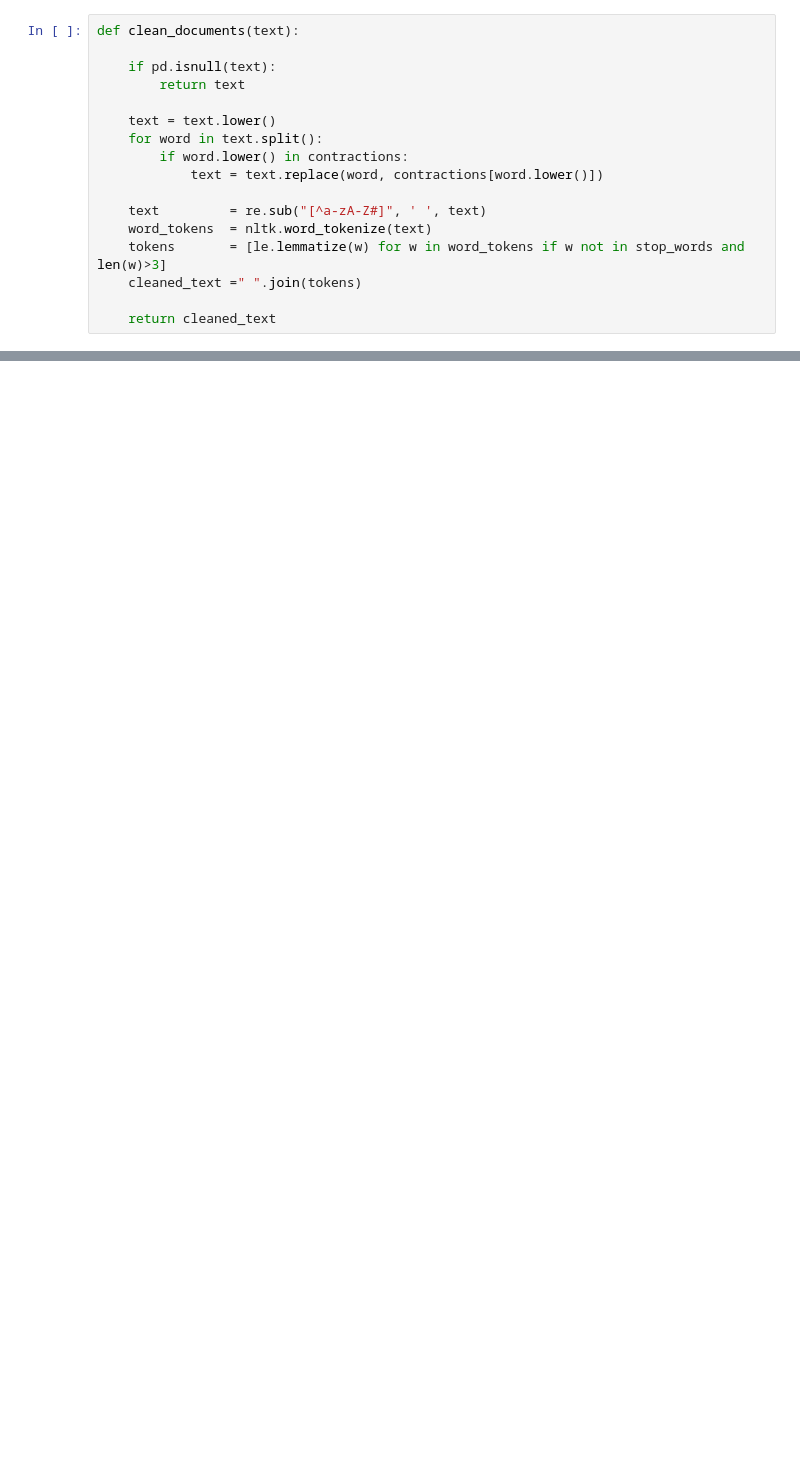
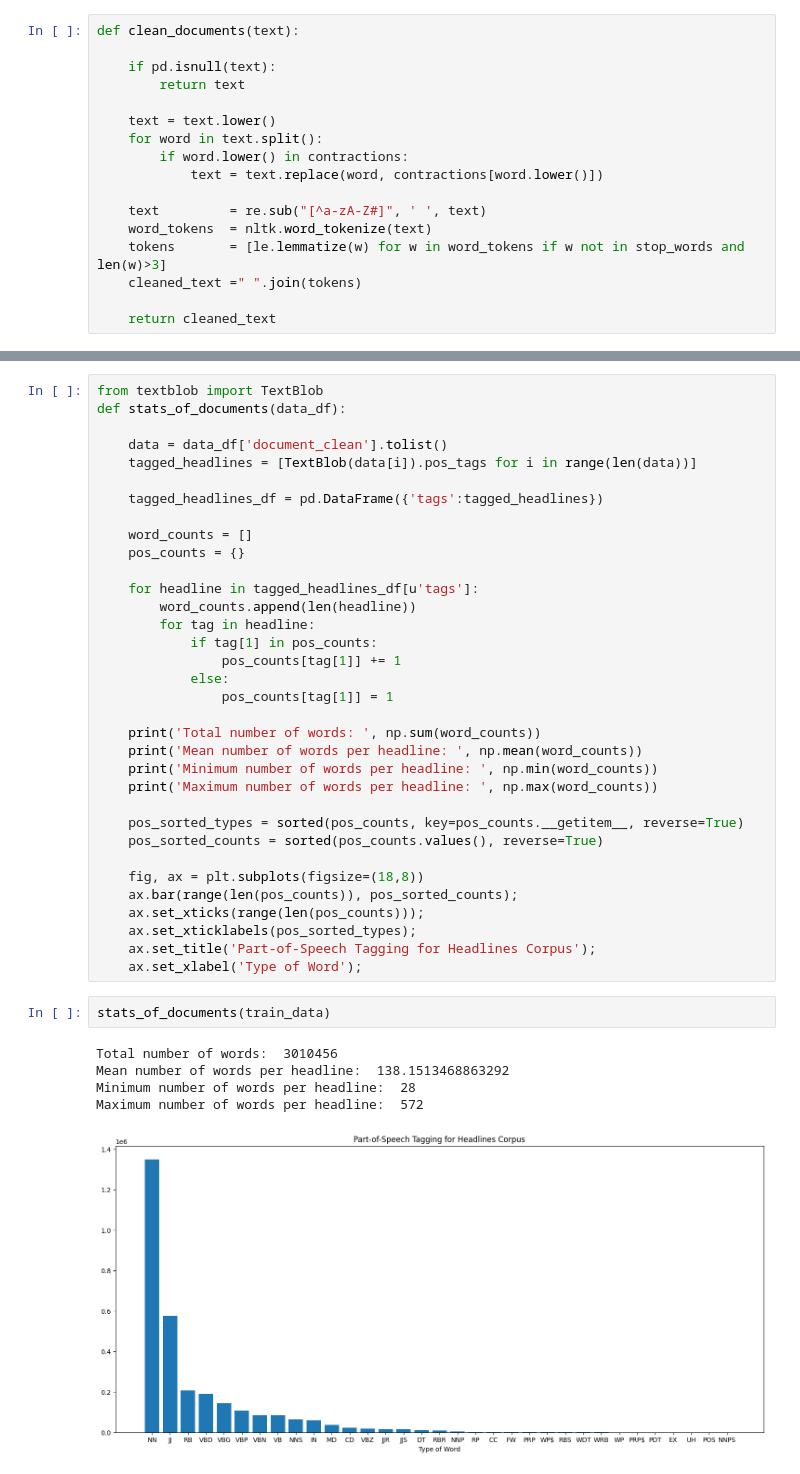
Before and after one commit to M-S-ALAM/Topic-Modelling, a Jupyter notebook: EDA.ipynb, the cells around one changed output, grey strips where cells are left out. Cells and saved outputs as stored; diff of their text form; blank space fills up the shorter version.

```diff
--- a/EDA.ipynb
+++ b/EDA.ipynb
@@ -178,0 +264,42 @@ LookupError:
+# %%
+from textblob import TextBlob
+def stats_of_documents(data_df):
+
+    data = data_df['document_clean'].tolist()
+    tagged_headlines = [TextBlob(data[i]).pos_tags for i in range(len(data))]
+
+    tagged_headlines_df = pd.DataFrame({'tags':tagged_headlines})
+
+    word_counts = []
+    pos_counts = {}
+
+    for headline in tagged_headlines_df[u'tags']:
+        word_counts.append(len(headline))
+        for tag in headline:
+            if tag[1] in pos_counts:
+                pos_counts[tag[1]] += 1
+            else:
+                pos_counts[tag[1]] = 1
+
+    print('Total number of words: ', np.sum(word_counts))
+    print('Mean number of words per headline: ', np.mean(word_counts))
+    print('Minimum number of words per headline: ', np.min(word_counts))
+    print('Maximum number of words per headline: ', np.max(word_counts))
+
+    pos_sorted_types = sorted(pos_counts, key=pos_counts.__getitem__, reverse=True)
+    pos_sorted_counts = sorted(pos_counts.values(), reverse=True)
+
+    fig, ax = plt.subplots(figsize=(18,8))
+    ax.bar(range(len(pos_counts)), pos_sorted_counts);
+    ax.set_xticks(range(len(pos_counts)));
+    ax.set_xticklabels(pos_sorted_types);
+    ax.set_title('Part-of-Speech Tagging for Headlines Corpus');
+    ax.set_xlabel('Type of Word');
+# %%
+stats_of_documents(train_data)
+# %% [output]
+Total number of words:  3010456
+Mean number of words per headline:  138.1513468863292
+Minimum number of words per headline:  28
+Maximum number of words per headline:  572
+[figure, added]
```
Also changed, not shown: parts of 29 cells of this notebook.
